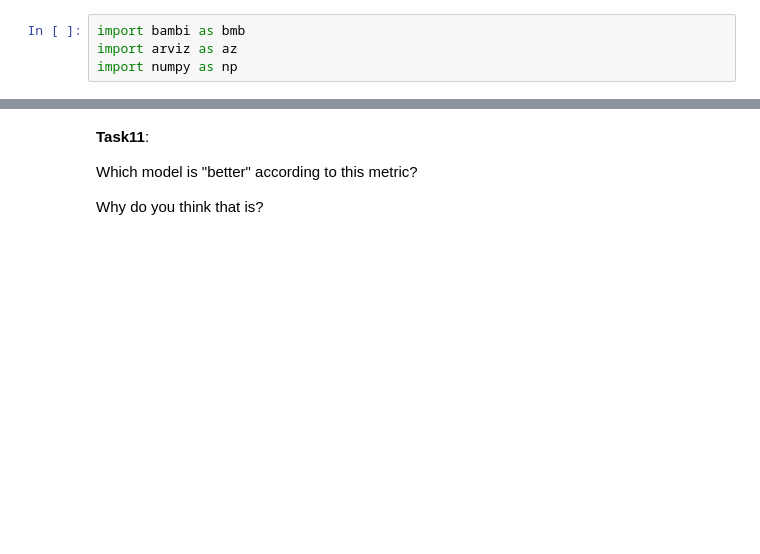
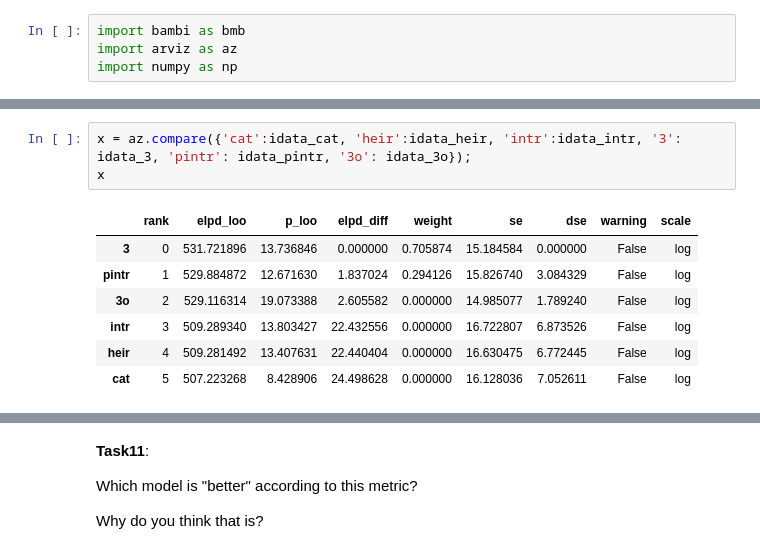
Before and after one commit to CMDRZero/DataScienceFundamentalsClass, a Jupyter notebook: Unit6ExercisesSF.ipynb, the cells around one changed output, grey strips where cells are left out. Drawn from its saved outputs; the diff is of its cells as text; blank space fills up the shorter version.

```diff
--- a/Unit6ExercisesSF.ipynb
+++ b/Unit6ExercisesSF.ipynb
@@ -164,0 +174,11 @@ az.plot_compare(az.compare({'cat':idata_cat, 'heir':idata_heir, 'intr':idata_int
+# %%
+x = az.compare({'cat':idata_cat, 'heir':idata_heir, 'intr':idata_intr, '3': idata_3, 'pintr': idata_pintr, '3o': idata_3o});
+x
+# %% [output]
+|  | rank | elpd_loo | p_loo | elpd_diff | weight | se | dse | warning | scale |
+| 3 | 0 | 531.721896 | 13.736846 | 0.000000 | 0.705874 | 15.184584 | 0.000000 | False | log |
+| pintr | 1 | 529.884872 | 12.671630 | 1.837024 | 0.294126 | 15.826740 | 3.084329 | False | log |
+| 3o | 2 | 529.116314 | 19.073388 | 2.605582 | 0.000000 | 14.985077 | 1.789240 | False | log |
+| intr | 3 | 509.289340 | 13.803427 | 22.432556 | 0.000000 | 16.722807 | 6.873526 | False | log |
+| heir | 4 | 509.281492 | 13.407631 | 22.440404 | 0.000000 | 16.630475 | 6.772445 | False | log |
+| cat | 5 | 507.223268 | 8.428906 | 24.498628 | 0.000000 | 16.128036 | 7.052611 | False | log |
```
Also changed, not shown: parts of 9 cells of this notebook.
